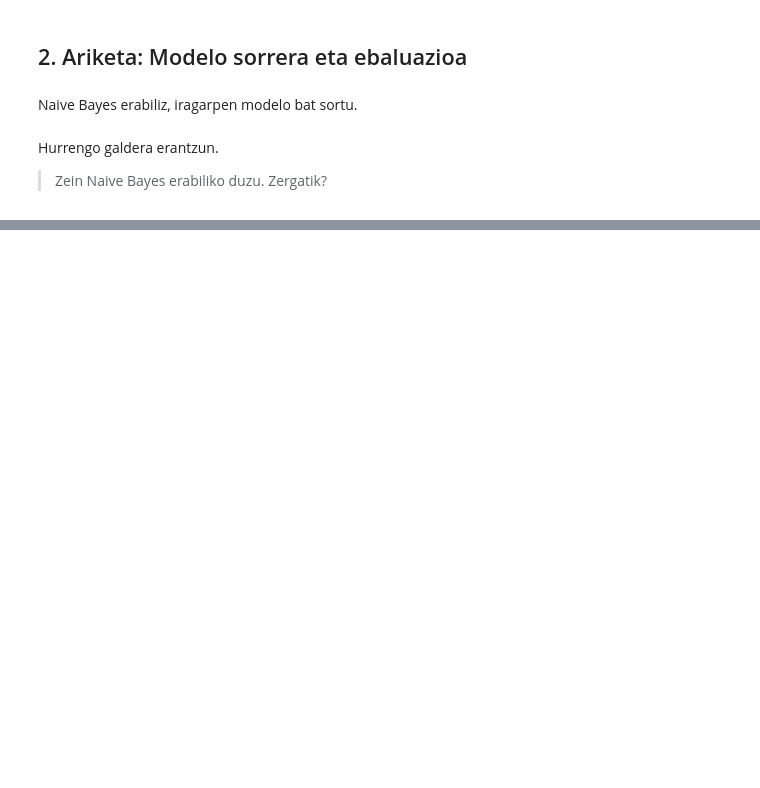
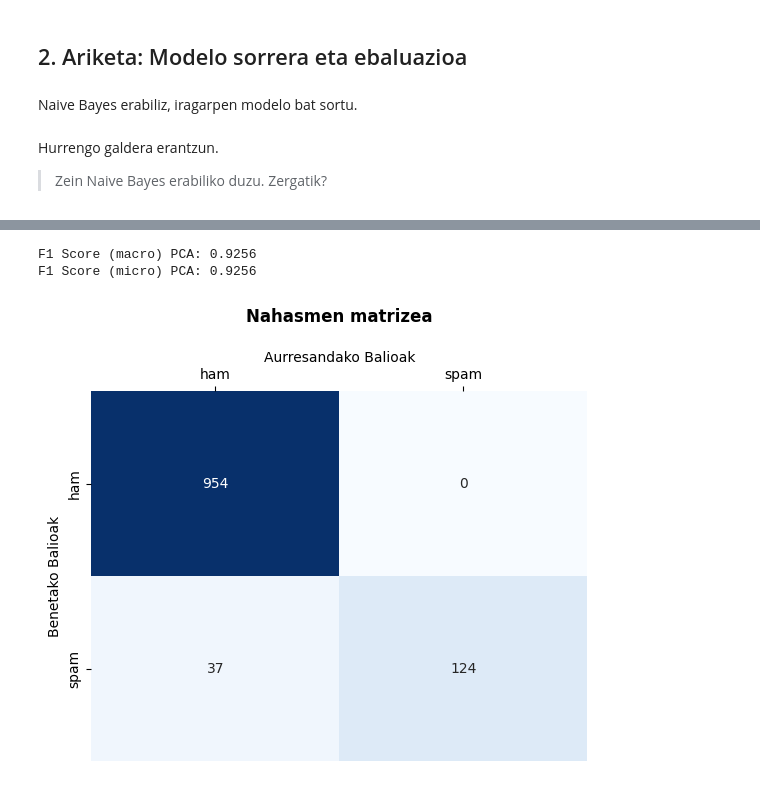
Before and after one commit to Gudari12/lanak, a Jupyter notebook: PIA/naiveBayes/naive_bayes_praktika.ipynb, the cells around one changed output, grey strips where cells are left out. Drawn from its saved outputs; the diff is of its cells as text; code cells hidden in the pictures; blank space fills up the shorter version.

```diff
--- a/PIA/naiveBayes/naive_bayes_praktika.ipynb
+++ b/PIA/naiveBayes/naive_bayes_praktika.ipynb
@@ -165,0 +276,47 @@ Hurrengo galdera erantzun.
+# %%
+## bektorizazioa egin
+
+bektorizadorea = TfidfVectorizer()
+
+X_train = bektorizadorea.fit_transform(X_train)
+X_test = bektorizadorea.transform(X_test)
+# %%
+## modeloa kargatu
+clf = MultinomialNB()
+clf.fit(X_train, Y_train)
+y_pred = clf.predict(X_test)
+# %%
+## modelo ebaluazioa
+
+cm_pca = confusion_matrix(Y_test, y_pred)
+
+# Erakutsi matrizea
+ax2= sns.heatmap(
+    cm_pca,
+    annot=True,
+    fmt="d",
+    cmap='Blues',
+    cbar=False,
+)
+
+ax2.set_title('Nahasmen matrizea\n', fontweight="bold")
+
+ax2.xaxis.tick_top()
+ax2.xaxis.set_label_position('top')
+
+ax2.set_xlabel('Aurresandako Balioak')
+ax2.set_ylabel('Benetako Balioak')
+
+ax2.xaxis.set_ticklabels(['ham', 'spam'])
+ax2.yaxis.set_ticklabels(['ham', 'spam'])
+
+# F1
+f1_macro = f1_score(Y_test, y_pred, average='macro')
+f1_micro = f1_score(Y_test, y_pred, average='micro')
+
+print(f"\nF1 Score (macro) PCA: {f1_macro:.4f}")
+print(f"F1 Score (micro) PCA: {f1_macro:.4f}")
+# %% [output]
+F1 Score (macro) PCA: 0.9256
+F1 Score (micro) PCA: 0.9256
+[figure, added]
```
Also changed, not shown: parts of 25 cells of this notebook, 11 other files.
